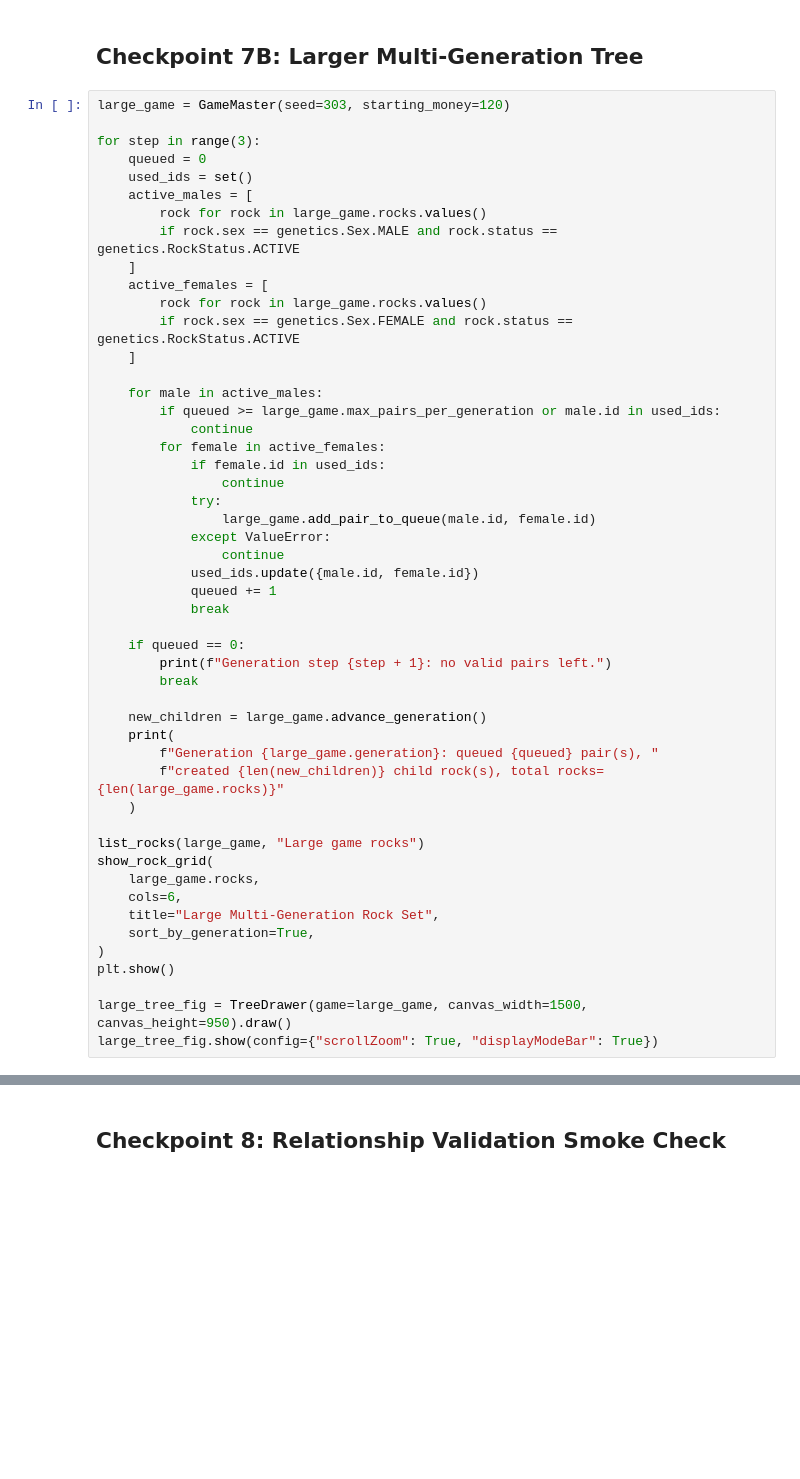
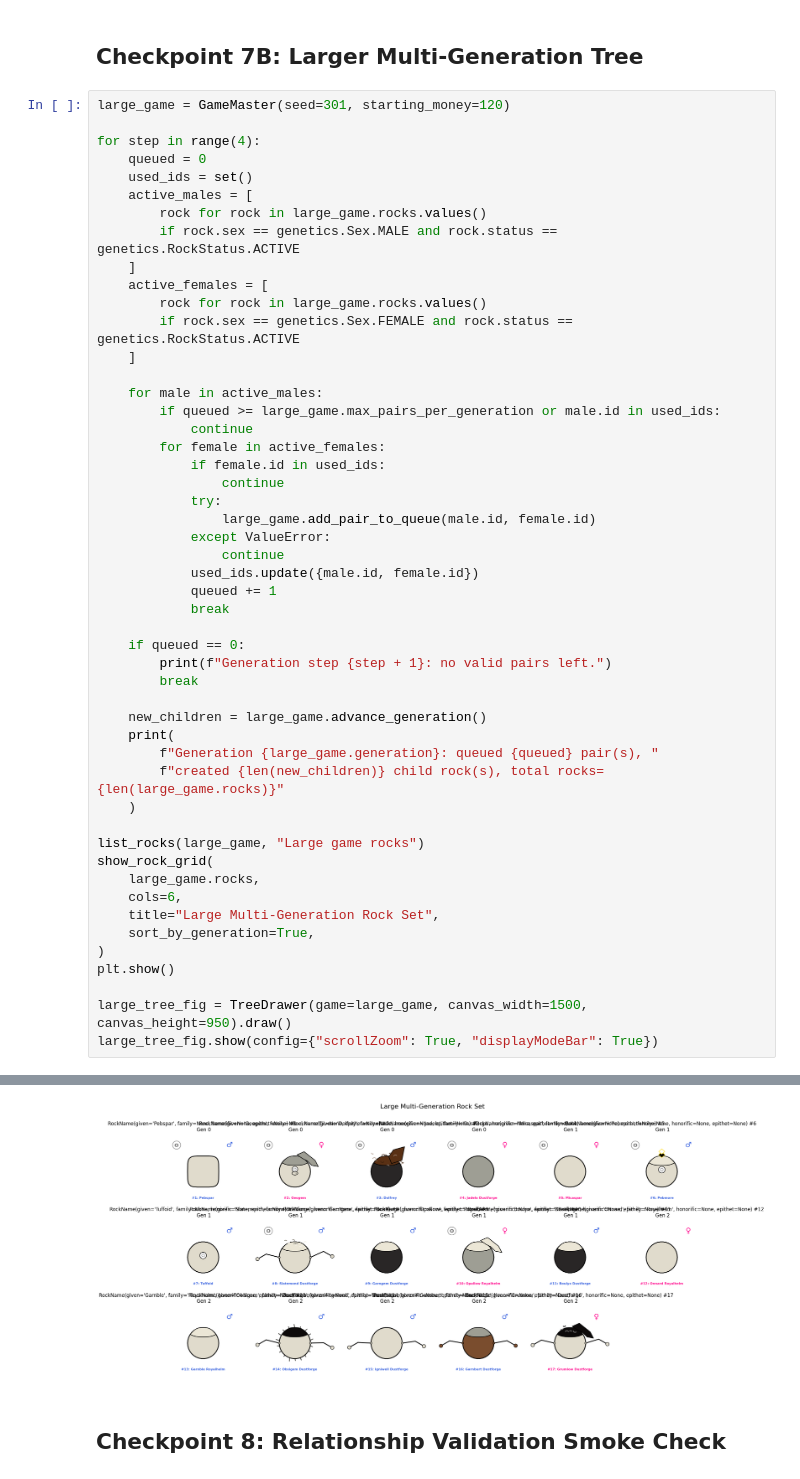
Before and after one commit to Xavier-F-24/Rock-web-app, a Jupyter notebook: Develepor_X/game_prototype_checkpoint_walkthrough.ipynb, the cells around one changed output, grey strips where cells are left out. Saved outputs shown, nothing was run; the diff lists cells and outputs as text; blank space fills up the shorter version.

```diff
--- a/Develepor_X/game_prototype_checkpoint_walkthrough.ipynb
+++ b/Develepor_X/game_prototype_checkpoint_walkthrough.ipynb
@@ -164,9 +277,9 @@ tree_fig.show(config={"scrollZoom": True, "displayModeBar": True})
 # %% [markdown]
 ## Checkpoint 7B: Larger Multi-Generation Tree
 # %%
-large_game = GameMaster(seed=303, starting_money=120)
+large_game = GameMaster(seed=301, starting_money=120)
 
-for step in range(3):
+for step in range(4):
     queued = 0
     used_ids = set()
     active_males = [
@@ -213,3 +326,4 @@ plt.show()
 
 large_tree_fig = TreeDrawer(game=large_game, canvas_width=1500, canvas_height=950).draw()
 large_tree_fig.show(config={"scrollZoom": True, "displayModeBar": True})
+# %% [output]
@@ -216,3 +347,4 @@ large_tree_fig.show(config={"scrollZoom": True, "displayModeBar": True})
+[figure, added]
 # %% [markdown]
 ## Checkpoint 8: Relationship Validation Smoke Check
 # %%
```
Also changed, not shown: parts of 12 cells of this notebook, 8 other files.
